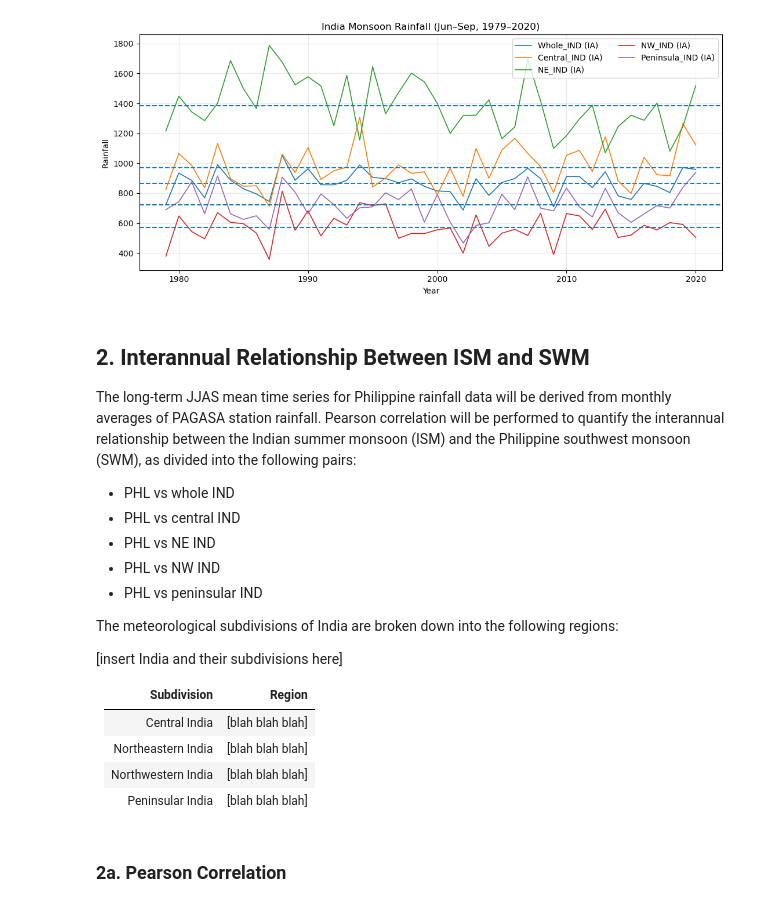
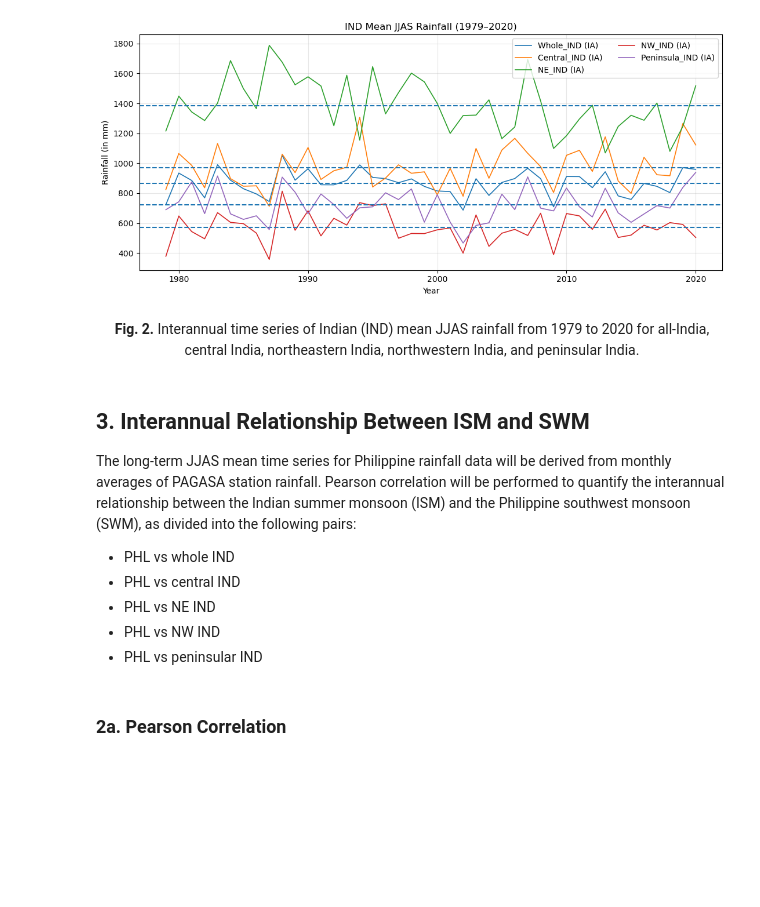
Before and after one commit to AleandraR/MS_Thesis_SWM, a Jupyter notebook: 02_notebooks/01a_INDvPHL_TimeSeries.ipynb, the cells around one changed output. Cells and saved outputs as stored; diff of their text form; code cells hidden in the pictures; blank space fills up the shorter version.

```diff
--- a/02_notebooks/01a_INDvPHL_TimeSeries.ipynb
+++ b/02_notebooks/01a_INDvPHL_TimeSeries.ipynb
@@ -47,15 +59,2 @@ phl = phl[(phl["Year"] >= 1979) & (phl["Year"] <= 2020)]
 for k in ind:
     ind[k] = ind[k][(ind[k]["Year"] >= 1979) & (ind[k]["Year"] <= 2020)]
-# %%
-def clean_columns(df):
-    df.columns = (
-        df.columns
-        .astype(str)
-        .str.replace("\ufeff", "", regex=False)  # remove BOM
-        .str.strip()
-    )
-    return df
-
-for k in ind:
-    ind[k] = clean_columns(ind[k])
-    print(f"{k} columns:", ind[k].columns.tolist())
@@ -86,40 +83,31 @@ plt.show()
 # %%
 plt.figure(figsize=(11, 5))
 
 for name, df in ind.items():
     mean_val = df["Monsoon Season"].mean()
     plt.plot(df["Year"], df["Monsoon Season"], linewidth=1.2, label=f"{name} (IA)")
     plt.axhline(mean_val, linestyle="--", linewidth=1.5)
 
-plt.title("India Monsoon Rainfall (Jun–Sep, 1979–2020)")
+plt.title("IND Mean JJAS Rainfall (1979–2020)")
 plt.xlabel("Year")
-plt.ylabel("Rainfall")
+plt.ylabel("Rainfall (in mm)")
 plt.legend(ncol=2)
 plt.grid(alpha=0.3)
 
 plt.tight_layout()
 plt.show()
 # %% [output]
-[figure, old version]
+[figure, new version]
+# %% [markdown]
+<p style="text-align:center"><strong>Fig. 2.</strong> Interannual time series of Indian (IND) mean JJAS rainfall from 1979 to 2020 for all-India, central India, northeastern India, northwestern India, and peninsular India.</p>
 # %% [markdown]
-## **2. Interannual Relationship Between ISM and SWM**
+## **3. Interannual Relationship Between ISM and SWM**
 The long-term JJAS mean time series for Philippine rainfall data will be derived from monthly averages of PAGASA station rainfall. Pearson correlation will be performed to  quantify the interannual relationship between the Indian summer monsoon (ISM) and the Philippine southwest monsoon (SWM), as divided into the following pairs:
 - PHL vs whole IND
 - PHL vs central IND
 - PHL vs NE IND
 - PHL vs NW IND
 - PHL vs peninsular IND
-
-The meteorological subdivisions of India are broken down into the following regions:
-
-[insert India and their subdivisions here]
-
-| Subdivision | Region |
-| :---: | :--- |
-| Central India | [blah blah blah] |
-| Northeastern India | [blah blah blah] |
-| Northwestern India | [blah blah blah] |
-| Peninsular India | [blah blah blah] |
 # %% [markdown]
 ### **2a. Pearson Correlation**
 # %% [markdown]
```
Also changed, not shown: parts of 18 cells of this notebook.
